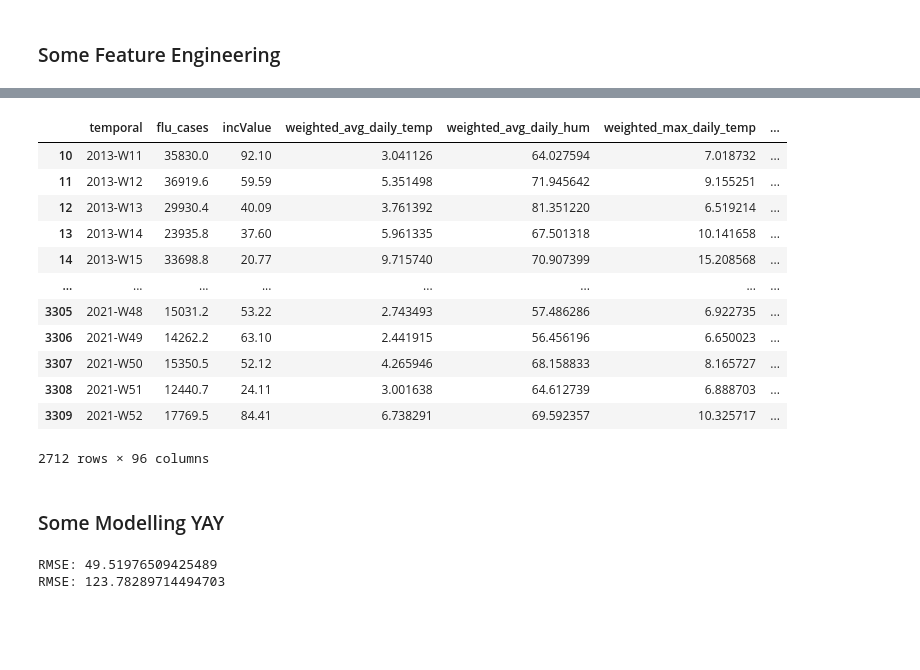
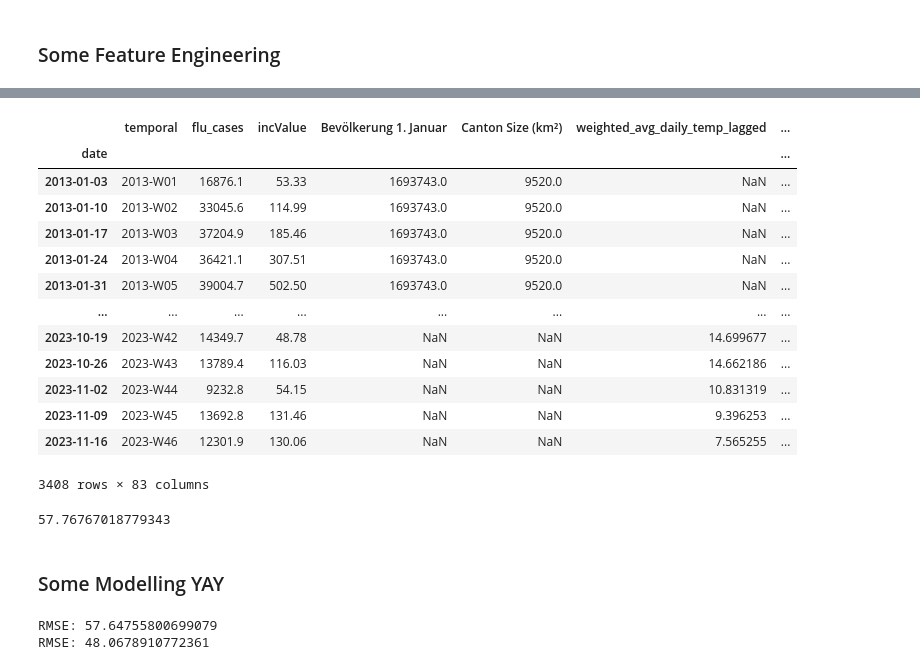
Before and after one commit to th-kl/DSF, a Jupyter notebook: notebooks/random_forest.ipynb, the cells around one changed output, grey strips where cells are left out. Saved outputs shown, nothing was run; the diff lists cells and outputs as text; code cells hidden in the pictures; blank space fills up the shorter version.

Commit message:
RF/Decision Tree with only lagged data

```diff
--- a/notebooks/random_forest.ipynb
+++ b/notebooks/random_forest.ipynb
@@ -162,14 +289,16 @@ def iso_to_gregorian(iso_year, iso_week, iso_day):
 # %%
+lagged_df['incValue'].interpolate(inplace=True)
+
 # Define the regex pattern
 pattern = r'W(\d{1,2})'
 
 # Extract week number and year and convert to integer
-merged_data['week_number'] = merged_data['temporal'].str.extract(pattern).astype(int)
+lagged_df['week_number'] = lagged_df['temporal'].str.extract(pattern).astype(int)
 
-merged_data['year'] = merged_data['temporal'].apply(lambda x: x.split('-')[0])
-merged_data['year'] = pd.to_numeric(merged_data['year'])
+lagged_df['year'] = lagged_df['temporal'].apply(lambda x: x.split('-')[0])
+lagged_df['year'] = pd.to_numeric(lagged_df['year'])
 
 # Convert from iso-calendar week to dates
-merged_data['date'] = list(map(lambda year, week: iso_to_gregorian(year, week, 4), merged_data['year'], merged_data['week_number']))
+lagged_df['date'] = list(map(lambda year, week: iso_to_gregorian(year, week, 4), lagged_df['year'], lagged_df['week_number']))
 # %%
-merged_data.set_index('date', inplace=True)
+lagged_df.set_index('date', inplace=True)
@@ -204,5 +312,0 @@ df_lagged.dropna(inplace=True)
-# %%
-pd.set_option('display.max_columns', None) # den ganzen dataframe anzeigen
-# zum resetten: pd.reset_option('display.max_columns')
-df_lagged.sort_values(by=['georegion', 'temporal'], inplace=True)
-df_lagged
@@ -250,0 +313,4 @@ df_lagged
+# %%
+# create 1 year lag for flu cases
+lagged_df['flu_cases_lagged'] = lagged_df.groupby('georegion')['flu_cases'].shift(52)
+lagged_df
@@ -251,21 +332,26 @@ df_lagged
 # %%
 # dummies aus georegion machen
-df_lagged_with_dummies = pd.get_dummies(df_lagged, columns=['georegion'], drop_first=True)
+df_lagged_with_dummies = pd.get_dummies(lagged_df, columns=['georegion'], drop_first=False)
 df_lagged_with_dummies
 # %% [output]
-|  | temporal | flu_cases | incValue | weighted_avg_daily_temp | weighted_avg_daily_hum | weighted_max_daily_temp | ... |
-| 10 | 2013-W11 | 35830.0 | 92.10 | 3.041126 | 64.027594 | 7.018732 | ... |
-| 11 | 2013-W12 | 36919.6 | 59.59 | 5.351498 | 71.945642 | 9.155251 | ... |
-| 12 | 2013-W13 | 29930.4 | 40.09 | 3.761392 | 81.351220 | 6.519214 | ... |
-| 13 | 2013-W14 | 23935.8 | 37.60 | 5.961335 | 67.501318 | 10.141658 | ... |
-| 14 | 2013-W15 | 33698.8 | 20.77 | 9.715740 | 70.907399 | 15.208568 | ... |
+|  | temporal | flu_cases | incValue | Bevölkerung 1. Januar | Canton Size (km²) | weighted_avg_daily_temp_lagged | ... |
+| date |  |  |  |  |  |  | ... |
+| 2013-01-03 | 2013-W01 | 16876.1 | 53.33 | 1693743.0 | 9520.0 | NaN | ... |
+| 2013-01-10 | 2013-W02 | 33045.6 | 114.99 | 1693743.0 | 9520.0 | NaN | ... |
+| 2013-01-17 | 2013-W03 | 37204.9 | 185.46 | 1693743.0 | 9520.0 | NaN | ... |
+| 2013-01-24 | 2013-W04 | 36421.1 | 307.51 | 1693743.0 | 9520.0 | NaN | ... |
+| 2013-01-31 | 2013-W05 | 39004.7 | 502.50 | 1693743.0 | 9520.0 | NaN | ... |
 | ... | ... | ... | ... | ... | ... | ... | ... |
-| 3305 | 2021-W48 | 15031.2 | 53.22 | 2.743493 | 57.486286 | 6.922735 | ... |
-| 3306 | 2021-W49 | 14262.2 | 63.10 | 2.441915 | 56.456196 | 6.650023 | ... |
-| 3307 | 2021-W50 | 15350.5 | 52.12 | 4.265946 | 68.158833 | 8.165727 | ... |
-| 3308 | 2021-W51 | 12440.7 | 24.11 | 3.001638 | 64.612739 | 6.888703 | ... |
-| 3309 | 2021-W52 | 17769.5 | 84.41 | 6.738291 | 69.592357 | 10.325717 | ... |
+| 2023-10-19 | 2023-W42 | 14349.7 | 48.78 | NaN | NaN | 14.699677 | ... |
+| 2023-10-26 | 2023-W43 | 13789.4 | 116.03 | NaN | NaN | 14.662186 | ... |
+| 2023-11-02 | 2023-W44 | 9232.8 | 54.15 | NaN | NaN | 10.831319 | ... |
+| 2023-11-09 | 2023-W45 | 13692.8 | 131.46 | NaN | NaN | 9.396253 | ... |
+| 2023-11-16 | 2023-W46 | 12301.9 | 130.06 | NaN | NaN | 7.565255 | ... |
-2712 rows × 96 columns
+3408 rows × 83 columns
+# %%
+df_lagged_with_dummies.incValue.mean()
+# %% [output]
+57.76767018779343
 # %% [markdown]
 ### Some Modelling YAY
 # %%
@@ -275,9 +361,9 @@ from sklearn.metrics import mean_squared_error
 import pandas as pd
 import numpy as np
 
+df_lagged_with_dummies.sort_index(inplace=True)
 
-
-X = df_lagged_with_dummies.drop(columns=['flu_cases', 'incValue', 'temporal', 'Datum', 'region']).values  # Features
+X = df_lagged_with_dummies.drop(columns=['flu_cases', 'incValue', 'temporal', 'Bevölkerung 1. Januar', 'Canton Size (km²)']).values  # Features
 y = df_lagged_with_dummies['incValue'].values  # Target
 
 # Datenaufteilung
@@ -302,5 +388,5 @@ print(f"RMSE: {rmse_test}")
 
 # Weitere Schritte können das Feintunen des Modells und das Experimentieren mit anderen Modellen umfassen.
 # %% [output]
-RMSE: 49.51976509425489
-RMSE: 123.78289714494703
+RMSE: 57.64755800699079
+RMSE: 48.0678910772361
```
Also changed, not shown: parts of 18 cells of this notebook.
